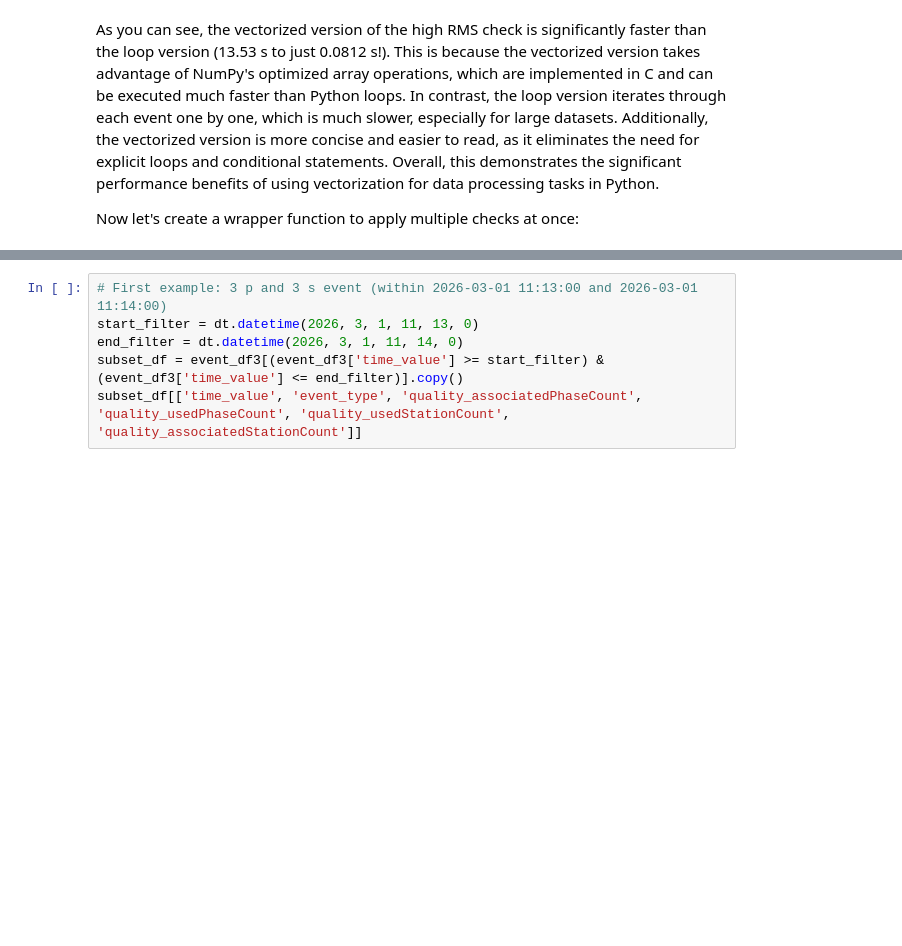
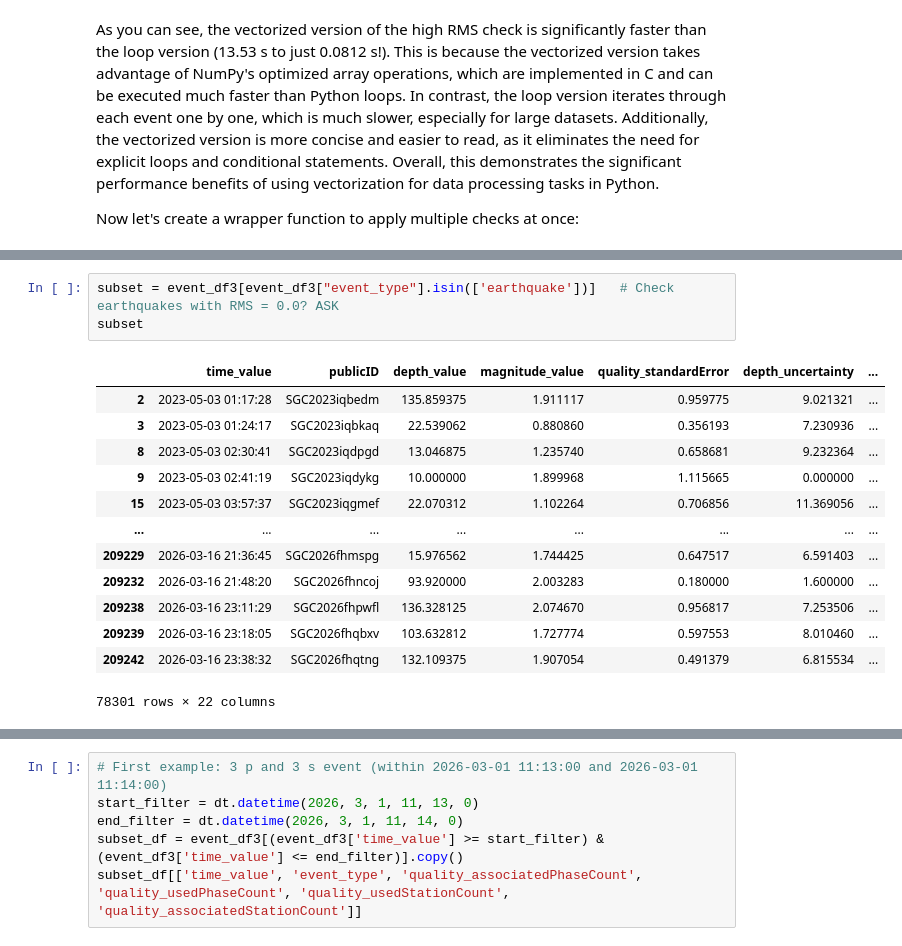
Before and after one commit to KenethGarcia/Revision_Sismicidad_SGC, a Jupyter notebook: notebooks/Vectorization_vs_Parallelization.ipynb, the cells around one changed output, grey strips where cells are left out. Saved outputs shown, nothing was run; the diff lists cells and outputs as text; blank space fills up the shorter version.

```diff
--- a/notebooks/Vectorization_vs_Parallelization.ipynb
+++ b/notebooks/Vectorization_vs_Parallelization.ipynb
@@ -283,0 +432,17 @@ The challenge here is that query the number of p and s phases associated to each
+# %%
+subset = event_df3[event_df3["event_type"].isin(['earthquake'])]   # Check earthquakes with RMS = 0.0? ASK
+subset
+# %% [output]
+|  | time_value | publicID | depth_value | magnitude_value | quality_standardError | depth_uncertainty | ... |
+| 2 | 2023-05-03 01:17:28 | SGC2023iqbedm | 135.859375 | 1.911117 | 0.959775 | 9.021321 | ... |
+| 3 | 2023-05-03 01:24:17 | SGC2023iqbkaq | 22.539062 | 0.880860 | 0.356193 | 7.230936 | ... |
+| 8 | 2023-05-03 02:30:41 | SGC2023iqdpgd | 13.046875 | 1.235740 | 0.658681 | 9.232364 | ... |
+| 9 | 2023-05-03 02:41:19 | SGC2023iqdykg | 10.000000 | 1.899968 | 1.115665 | 0.000000 | ... |
+| 15 | 2023-05-03 03:57:37 | SGC2023iqgmef | 22.070312 | 1.102264 | 0.706856 | 11.369056 | ... |
+| ... | ... | ... | ... | ... | ... | ... | ... |
+| 209229 | 2026-03-16 21:36:45 | SGC2026fhmspg | 15.976562 | 1.744425 | 0.647517 | 6.591403 | ... |
+| 209232 | 2026-03-16 21:48:20 | SGC2026fhncoj | 93.920000 | 2.003283 | 0.180000 | 1.600000 | ... |
+| 209238 | 2026-03-16 23:11:29 | SGC2026fhpwfl | 136.328125 | 2.074670 | 0.956817 | 7.253506 | ... |
+| 209239 | 2026-03-16 23:18:05 | SGC2026fhqbxv | 103.632812 | 1.727774 | 0.597553 | 8.010460 | ... |
+| 209242 | 2026-03-16 23:38:32 | SGC2026fhqtng | 132.109375 | 1.907054 | 0.491379 | 6.815534 | ... |
+78301 rows × 22 columns
```
Also changed, not shown: parts of 16 cells of this notebook, 2 other files.
